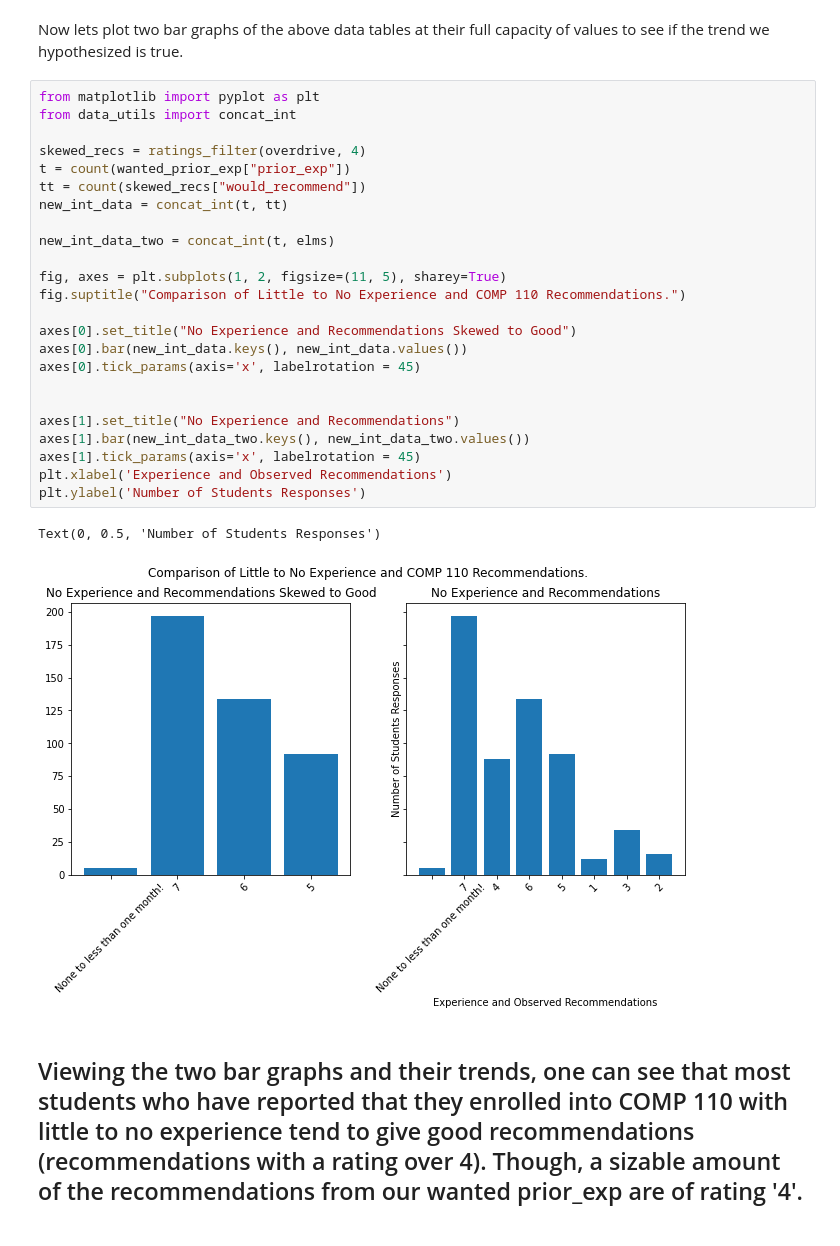
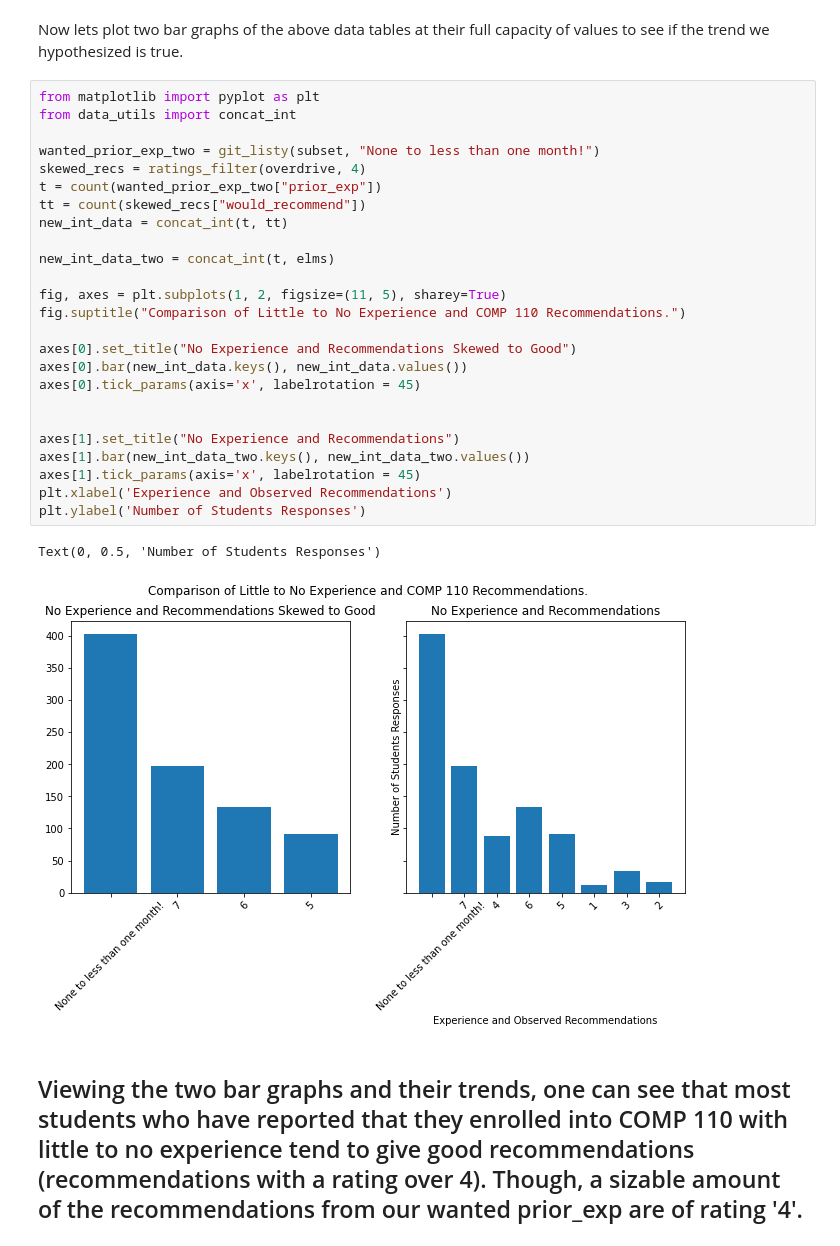
Before and after one commit to calvinsy-is-not-available/comp110-21f-workspace, a Jupyter notebook: projects/pj01/analysis.ipynb, the cells around one changed output. Drawn from its saved outputs; the diff is of its cells as text.

```diff
--- a/projects/pj01/analysis.ipynb
+++ b/projects/pj01/analysis.ipynb
@@ -250,30 +251,31 @@ Now lets plot two bar graphs of the above data tables at their full capacity of
 # %%
 from matplotlib import pyplot as plt
 from data_utils import concat_int
 
+wanted_prior_exp_two = git_listy(subset, "None to less than one month!")
 skewed_recs = ratings_filter(overdrive, 4)
-t = count(wanted_prior_exp["prior_exp"])
+t = count(wanted_prior_exp_two["prior_exp"])
 tt = count(skewed_recs["would_recommend"])
 new_int_data = concat_int(t, tt)
 
 new_int_data_two = concat_int(t, elms)
 
 fig, axes = plt.subplots(1, 2, figsize=(11, 5), sharey=True)
 fig.suptitle("Comparison of Little to No Experience and COMP 110 Recommendations.")
 
 axes[0].set_title("No Experience and Recommendations Skewed to Good")
 axes[0].bar(new_int_data.keys(), new_int_data.values())
 axes[0].tick_params(axis='x', labelrotation = 45)
 
 
 axes[1].set_title("No Experience and Recommendations")
 axes[1].bar(new_int_data_two.keys(), new_int_data_two.values())
 axes[1].tick_params(axis='x', labelrotation = 45)
 plt.xlabel('Experience and Observed Recommendations')
 plt.ylabel('Number of Students Responses')
 # %% [output]
 Text(0, 0.5, 'Number of Students Responses')
-[figure, old version]
+[figure, new version]
 # %% [markdown]
 ## Viewing the two bar graphs and their trends, one can see that most students who have reported that they enrolled into COMP 110 with little to no experience tend to give good recommendations (recommendations with a rating over 4). Though, a sizable amount of the recommendations from our wanted prior_exp are of rating '4'.
 # %% [markdown]
```
Also changed, not shown: parts of 13 cells of this notebook.
